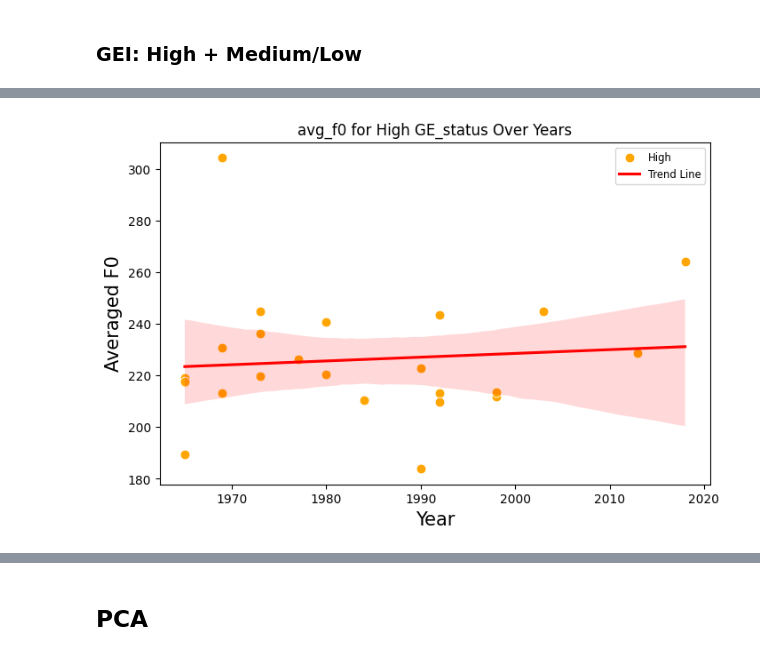
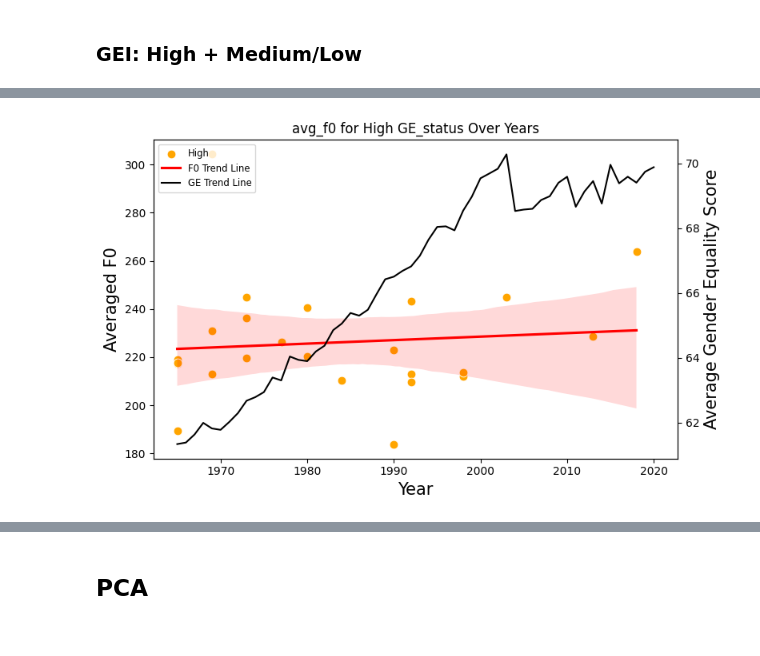
Before and after one commit to rozariwang/WS23-24_Sound_Change, a Jupyter notebook: F0_change_prediction_model.ipynb, the cells around one changed output, grey strips where cells are left out. Drawn from its saved outputs; the diff is of its cells as text; code cells hidden in the pictures.

```diff
--- a/F0_change_prediction_model.ipynb
+++ b/F0_change_prediction_model.ipynb
@@ -305,26 +317,103 @@ coefficient:  [-16.14320247]
 (245.38042077613957, array([-16.14320247]))
 # %%
 # Plotting the "High" category over "Year" due to a previous execution error
+GE_data = pd.read_csv("Data/combined_df1_1950_2021.csv")
+
+country_columns = GE_data.columns[1:]
+GE_data['avg_GE_score'] = GE_data[country_columns].mean(axis=1)
+year_mask = (GE_data['year'] >= 1965) & (GE_data['year'] <= 2020)
+GE_data = GE_data[year_mask]
+
 high_data = data[data['GE_status'] == 'High']
 plt.figure(figsize=(8, 5))
-sns.scatterplot(data=high_data, x='Year', y='avg_f0', color='orange', label='High', s=60)
-sns.regplot(data=high_data, x='Year', y='avg_f0', scatter=False, color='red', label='Trend Line')
+ax1 = plt.gca()
+sns.scatterplot(data=high_data, x='Year', y='avg_f0', color='orange', label='High', s=60, ax=ax1)
+sns.regplot(data=high_data, x='Year', y='avg_f0', scatter=False, color='red', label='F0 Trend Line', ax=ax1)
 plt.title('avg_f0 for High GE_status Over Years')
 plt.xlabel('Year', fontsize=15)
 plt.ylabel('Averaged F0', fontsize=15)
-plt.legend(fontsize='small')
+#plt.legend(fontsize='small')
+#plt.tick_params(axis='both', which='major', labelsize=10)
+#plt.show()
+
+'''
+# Adding a secondary y-axis for the average gender equality score in the first plot
+ax2 = ax1.twinx()
+sns.lineplot(data=GE_data, x='year', y='avg_GE_score', color='black', label='Avg GE Score', ax=ax2)
+ax2.set_ylabel('Average Gender Equality Score', fontsize=15)
+
+# Handling legends for both axes
+lines, labels = ax1.get_legend_handles_labels()
+lines2, labels2 = ax2.get_legend_handles_labels()
+ax2.legend(lines + lines2, labels + labels2, loc='upper left', fontsize='small')
+'''
+
+ax2 = ax1.twinx()
+sns.lineplot(data=GE_data, x='year', y='avg_GE_score', color='black', ax=ax2)
+ax2.set_ylabel('Average Gender Equality Score', fontsize=15)
+
+# We no longer assign a label here, which means it won't automatically be added to the legend
+
+# Retrieve the handles and labels from the primary axis only
+handles1, labels1 = ax1.get_legend_handles_labels()
+
+# Add the handle and label for the average GE score manually
+handle2, = ax2.get_lines()
+label2 = 'GE Trend Line'
+handles1.append(handle2)
+labels1.append(label2)
+
+# Now create the legend once with all the desired handles and labels
+ax1.legend(handles=handles1, labels=labels1, loc='upper left', fontsize='small')
+
 plt.tick_params(axis='both', which='major', labelsize=10)
+plt.tight_layout()
 plt.show()
+
+
 
 medium_low_data = data[data['GE_status_combined'] == 'Medium_Low']
 plt.figure(figsize=(8, 5))
-sns.scatterplot(data=medium_low_data, x='Year', y='avg_f0', label='Medium/Low', s=60)
-sns.regplot(data=medium_low_data, x='Year', y='avg_f0', scatter=False, color='red', label='Trend Line')
+ax1 = plt.gca()
+sns.scatterplot(data=medium_low_data, x='Year', y='avg_f0', s=60, label='Medium/Low', ax=ax1)
+sns.regplot(data=medium_low_data, x='Year', y='avg_f0', scatter=False, color='red', label='F0 Trend Line', ax=ax1)
 plt.title('avg_f0 for Medium/Low GE_status Over Years')
 plt.xlabel('Year', fontsize=15)
 plt.ylabel('Averaged F0', fontsize=15)
-plt.legend(fontsize='small')
+#plt.legend(fontsize='small')
+#plt.tick_params(axis='both', which='major', labelsize=10)
+#plt.show()
+
+'''
+# Adding a secondary y-axis for the average gender equality score in the second plot
+ax2 = ax1.twinx()
+sns.lineplot(data=GE_data, x='year', y='avg_GE_score', color='black', label='Avg GE Score', ax=ax2)
+ax2.set_ylabel('Average Gender Equality Score', fontsize=15)
+
+# Handling legends for both axes again
+lines, labels = ax1.get_legend_handles_labels()
+lines2, labels2 = ax2.get_legend_handles_labels()
+ax2.legend(lines + lines2, labels + labels2, loc='upper left', fontsize='small')
+'''
+
+ax2 = ax1.twinx()
+sns.lineplot(data=GE_data, x='year', y='avg_GE_score', color='black', ax=ax2)
+ax2.set_ylabel('Average Gender Equality Score', fontsize=15)
+
+# Retrieve the handles and labels from the primary axis only
+handles1, labels1 = ax1.get_legend_handles_labels()
+
+# Add the handle and label for the average GE score manually
+handle2, = ax2.get_lines()
+label2 = 'GE Trend Line'
+handles1.append(handle2)
+labels1.append(label2)
+
+# Create the legend once with all the desired handles and labels
+ax1.legend(handles=handles1, labels=labels1, loc='upper left', fontsize='small')
+
 plt.tick_params(axis='both', which='major', labelsize=10)
+plt.tight_layout()
 plt.show()
 # %% [output]
-[figure, old version]
+[figure, new version]
```
Also changed, not shown: parts of 3 cells of this notebook.
